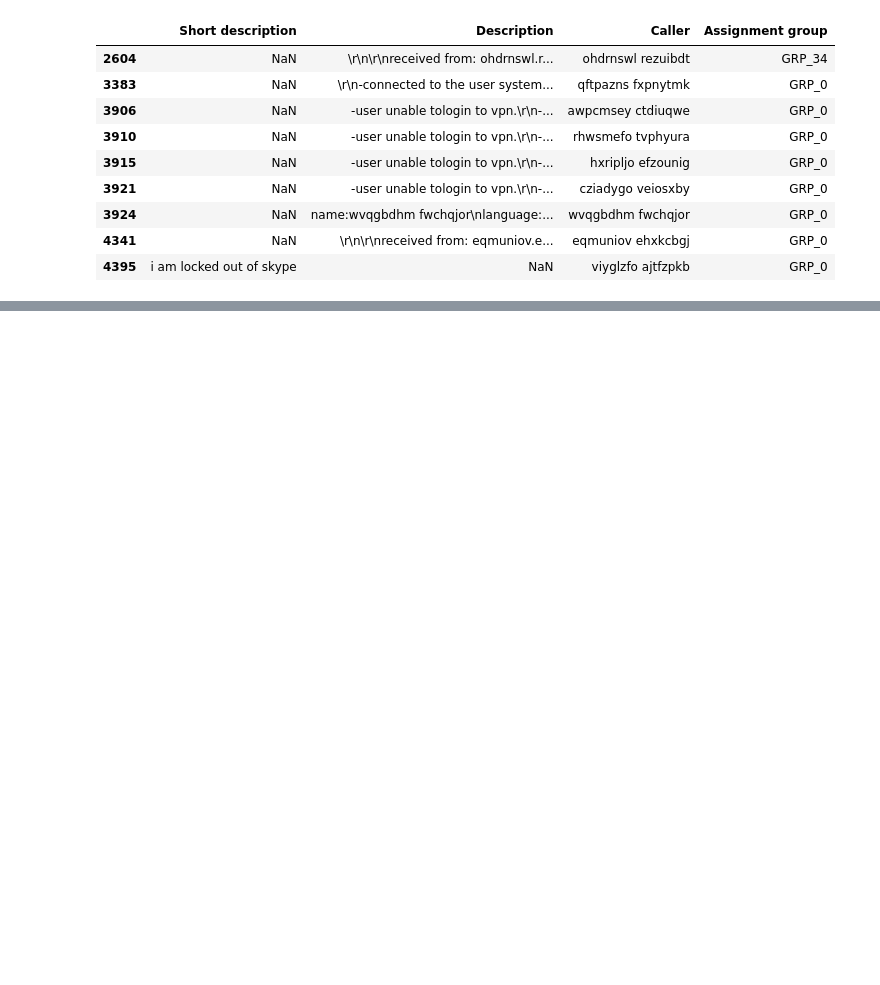
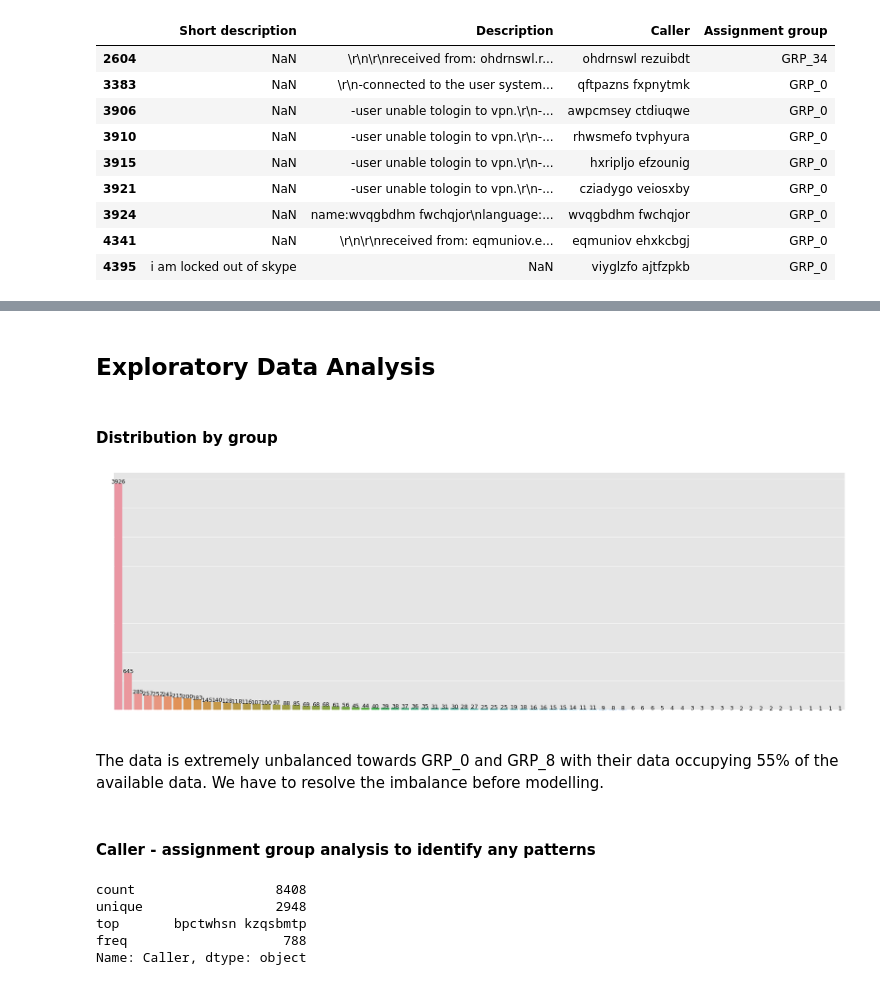
Before and after one commit to arvind2047/gl_capstone, a Jupyter notebook: GL_AIML_Capstone_Sep2020.ipynb, the cells around one changed output, grey strips where cells are left out. Drawn from its saved outputs; the diff is of its cells as text; code cells hidden in the pictures; blank space fills up the shorter version.

```diff
--- a/GL_AIML_Capstone_Sep2020.ipynb
+++ b/GL_AIML_Capstone_Sep2020.ipynb
@@ -70,10 +128,7 @@ os.getcwd()
 # %%
 # read and load data
-## Read the data from EXCEL
-incidents = pd.read_excel(project_path + "input_data.xlsx")
-
-## Quick View
-incidents.head(3)
+incidents = pd.read_excel("input_data.xlsx")
+incidents.head()
 # %% [output]
 |  | Short description | Description | Caller | Assignment group |
 | 0 | login issue | -verified user details.(employee#... | spxjnwir pjlcoqds | GRP_0 |
@@ -685,0 +192,5 @@ incidents_upd_en.head()
+# %%
+# drop duplicates
+print('Removing',incidents[incidents.duplicated()].shape[0],'duplicate rows')
+incidents = incidents.drop_duplicates()
+print(incidents.shape)
@@ -685,0 +217,4 @@ incidents_upd_en.head()
+# %%
+# Removing special characters
+incidents['Short description']  = incidents['Short description'].map(lambda x: re.sub(r'\W', ' ', x))
+incidents['Description'] = incidents['Description'].map(lambda x: re.sub(r'\W', ' ', x))
@@ -685,0 +230,28 @@ incidents_upd_en.head()
+# %% [markdown]
+## Exploratory Data Analysis
+# %% [markdown]
+#### Distribution by group
+# %%
+assgn = incidents['Assignment group'].value_counts()
+plt.figure(figsize=(30,10))
+plt.rcParams['xtick.color'] = 'white'
+plt.rcParams['ytick.color'] = 'white'
+cntplot = sns.barplot(x=assgn.index,y=assgn.values)
+cntplot.set_xticklabels(cntplot.get_xticklabels(),rotation=90)
+for i in range(len(assgn)):
+  cntplot.text(i, assgn.values[i], assgn.values[i], color='black', ha='center', fontsize=13)
+plt.show()
+# %% [output]
+[figure, added]
+# %% [markdown]
+The data is extremely unbalanced towards GRP_0 and GRP_8 with their data occupying 55% of the available data. We have to resolve the imbalance before modelling.
+# %% [markdown]
+#### Caller - assignment group analysis to identify any patterns
+# %%
+incidents['Caller'].describe()
+# %% [output]
+count                  8408
+unique                 2948
+top       bpctwhsn kzqsbmtp
+freq                    788
+Name: Caller, dtype: object
```
Also changed, not shown: parts of 136 cells of this notebook.
